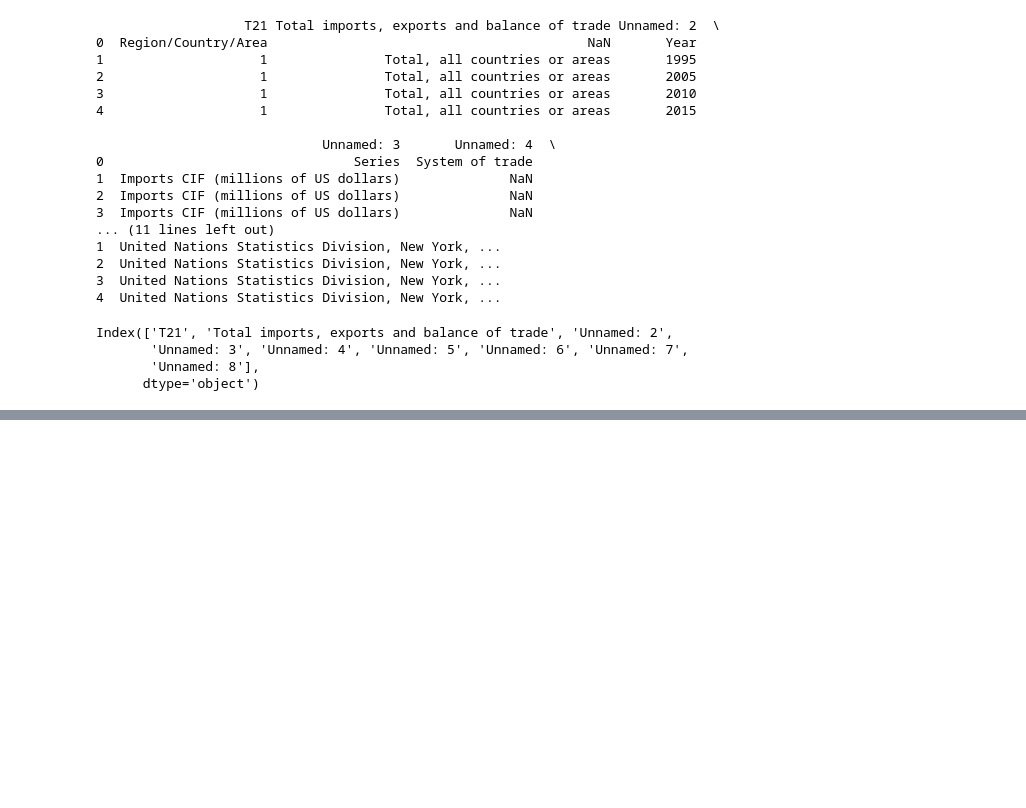
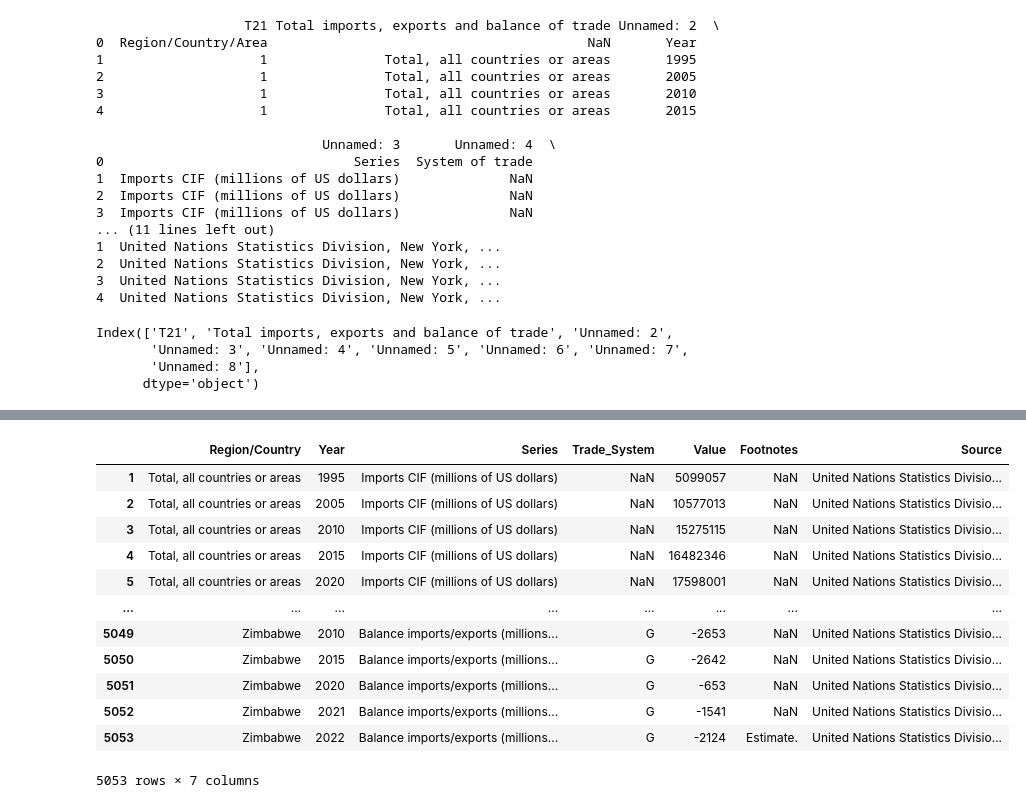
Before and after one commit to edufsi/Projeto-Desafio, a Jupyter notebook: Desafio.ipynb, the cells around one changed output, grey strips where cells are left out. Cells and saved outputs as stored; diff of their text form; code cells hidden in the pictures; blank space fills up the shorter version.

```diff
--- a/Desafio.ipynb
+++ b/Desafio.ipynb
@@ -339,0 +424,9 @@ Index(['Region/Country/Area', 'Region/Country', 'Year', 'Series',
+# %%
+# A coluna de valores esta como tipo objeto. Precisamos tranformá-la em numero. Nao temos numeros quebrados, podemos transformá-la em numeros inteiros
+# Precisamos retirar as virgulas dos numeros, para entao transforma-los em inteiros
+
+
+dados_exportacoes['Value'] = dados_exportacoes['Value'].apply(lambda x: x.replace(',', '')).astype(np.int64)
+
+
+print(dados_exportacoes.info())
@@ -339,0 +449,18 @@ Index(['Region/Country/Area', 'Region/Country', 'Year', 'Series',
+# %%
+dados_exportacoes.rename(columns={'System of trade': 'Trade_System'}, inplace=True)
+
+dados_exportacoes
+# %% [output]
+|  | Region/Country | Year | Series | Trade_System | Value | Footnotes | Source |
+| 1 | Total, all countries or areas | 1995 | Imports CIF (millions of US dollars) | NaN | 5099057 | NaN | United Nations Statistics Divisio... |
+| 2 | Total, all countries or areas | 2005 | Imports CIF (millions of US dollars) | NaN | 10577013 | NaN | United Nations Statistics Divisio... |
+| 3 | Total, all countries or areas | 2010 | Imports CIF (millions of US dollars) | NaN | 15275115 | NaN | United Nations Statistics Divisio... |
+| 4 | Total, all countries or areas | 2015 | Imports CIF (millions of US dollars) | NaN | 16482346 | NaN | United Nations Statistics Divisio... |
+| 5 | Total, all countries or areas | 2020 | Imports CIF (millions of US dollars) | NaN | 17598001 | NaN | United Nations Statistics Divisio... |
+| ... | ... | ... | ... | ... | ... | ... | ... |
+| 5049 | Zimbabwe | 2010 | Balance imports/exports (millions... | G | -2653 | NaN | United Nations Statistics Divisio... |
+| 5050 | Zimbabwe | 2015 | Balance imports/exports (millions... | G | -2642 | NaN | United Nations Statistics Divisio... |
+| 5051 | Zimbabwe | 2020 | Balance imports/exports (millions... | G | -653 | NaN | United Nations Statistics Divisio... |
+| 5052 | Zimbabwe | 2021 | Balance imports/exports (millions... | G | -1541 | NaN | United Nations Statistics Divisio... |
+| 5053 | Zimbabwe | 2022 | Balance imports/exports (millions... | G | -2124 | Estimate. | United Nations Statistics Divisio... |
+5053 rows × 7 columns
```
Also changed, not shown: parts of 15 cells of this notebook.
